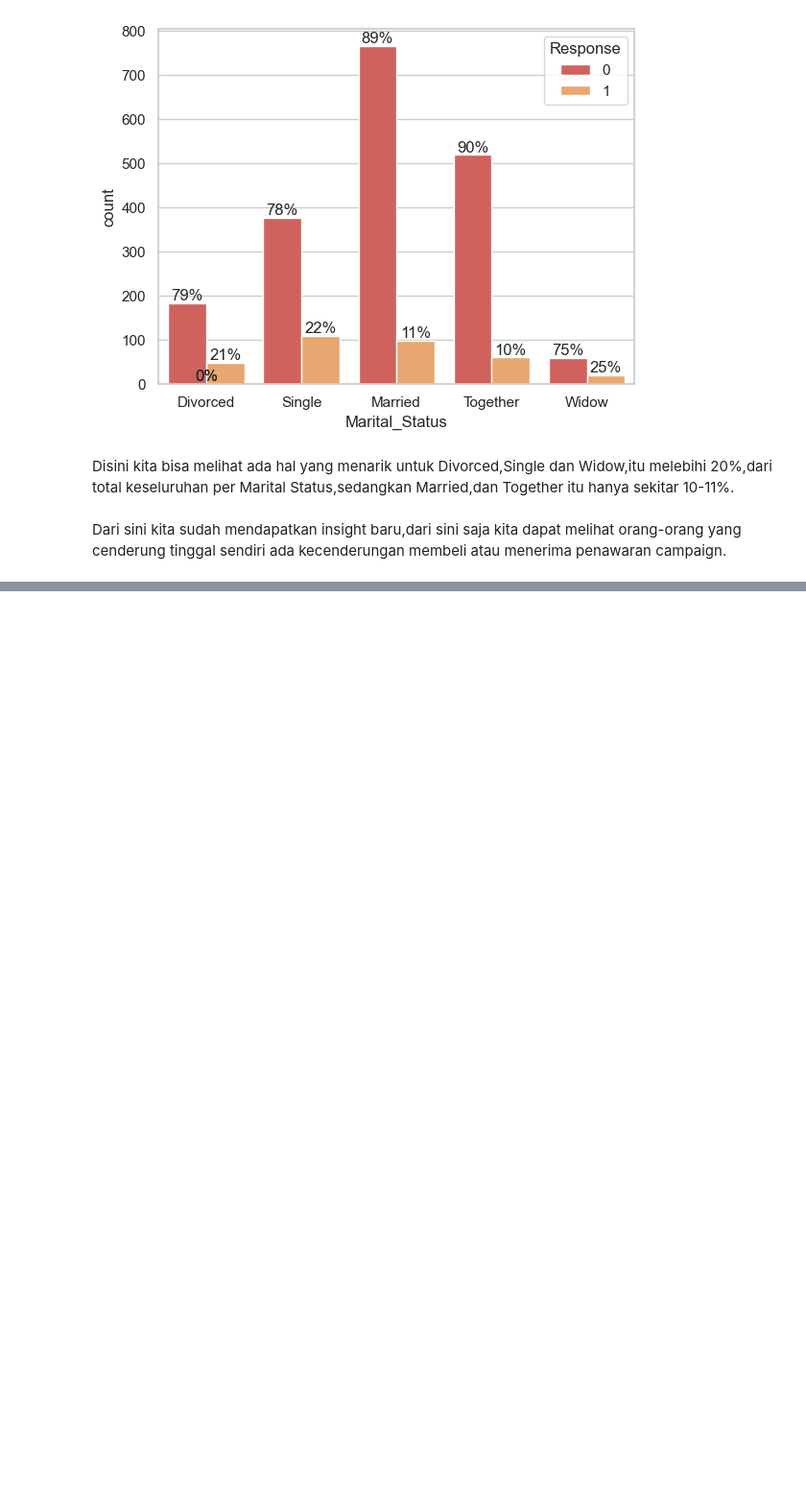
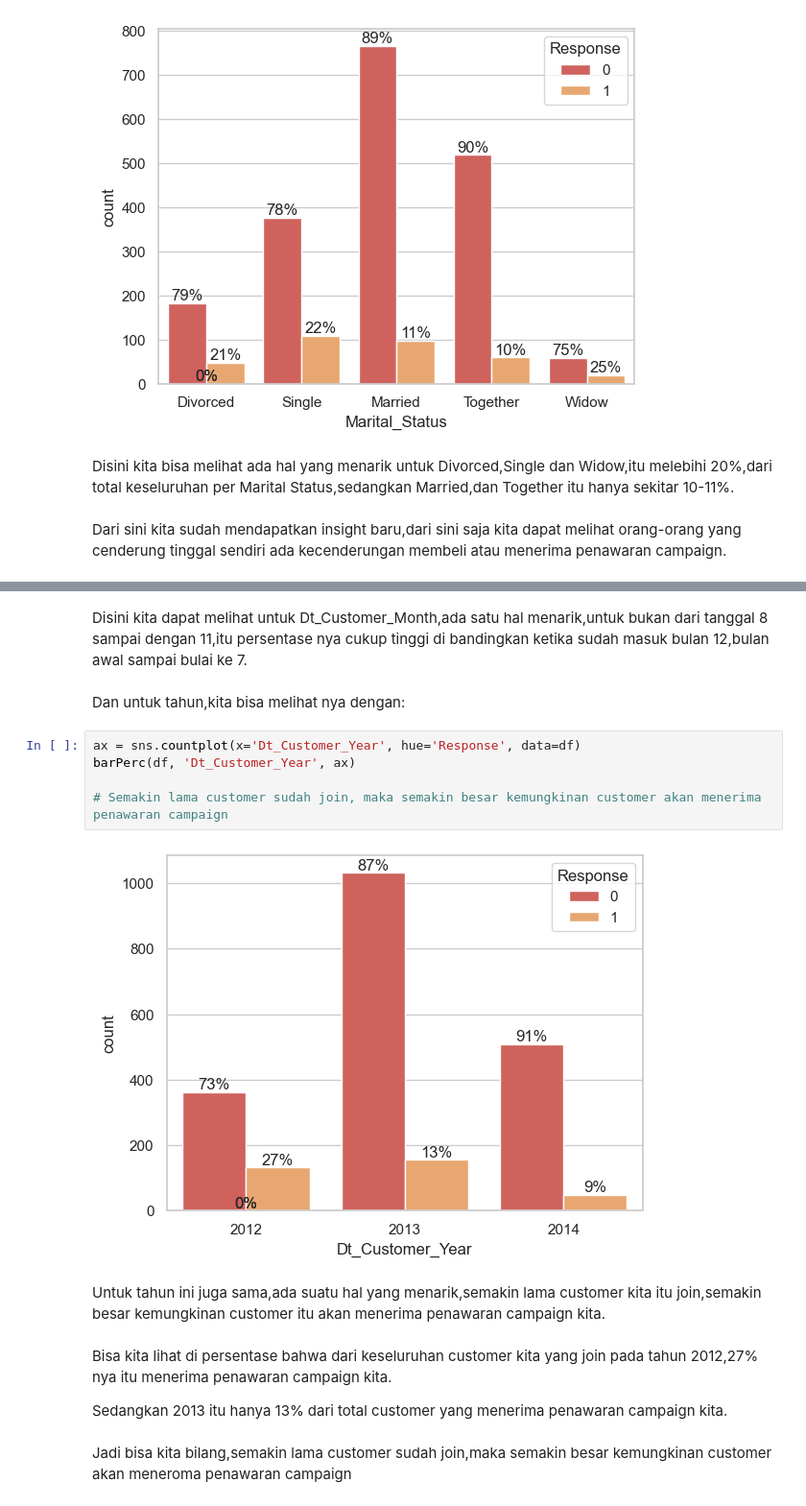
Before and after one commit to 1amkaizen/belajar-data-analyst, a Jupyter notebook: praktek.ipynb, the cells around one changed output, grey strips where cells are left out. Shown at 96% size. Drawn from its saved outputs; the diff is of its cells as text; blank space fills up the shorter version.

```diff
--- a/praktek.ipynb
+++ b/praktek.ipynb
@@ -525,0 +564,19 @@ Dari sini kita sudah mendapatkan insight baru,dari sini saja kita dapat melihat
+# %% [markdown]
+Disini kita dapat melihat untuk Dt_Customer_Month,ada satu hal menarik,untuk bukan dari tanggal 8 sampai dengan 11,itu persentase nya cukup tinggi di bandingkan ketika sudah masuk bulan 12,bulan awal sampai bulai ke 7.
+# %% [markdown]
+Dan untuk tahun,kita bisa melihat nya dengan:
+# %%
+ax = sns.countplot(x='Dt_Customer_Year', hue='Response', data=df)
+barPerc(df, 'Dt_Customer_Year', ax)
+
+# Semakin lama customer sudah join, maka semakin besar kemungkinan customer akan menerima penawaran campaign
+# %% [output]
+[figure, added]
+# %% [markdown]
+Untuk tahun ini juga sama,ada suatu hal yang menarik,semakin lama customer kita itu join,semakin besar kemungkinan customer itu akan menerima penawaran campaign kita.
+# %% [markdown]
+Bisa kita lihat di persentase bahwa dari keseluruhan customer kita yang join pada tahun 2012,27% nya itu menerima penawaran campaign kita.
+
+Sedangkan 2013 itu hanya 13% dari total customer yang menerima penawaran campaign kita.
+# %% [markdown]
+Jadi bisa kita bilang,semakin lama customer sudah join,maka semakin besar kemungkinan customer akan meneroma penawaran campaign
```
Also changed, not shown: parts of 9 cells of this notebook.
